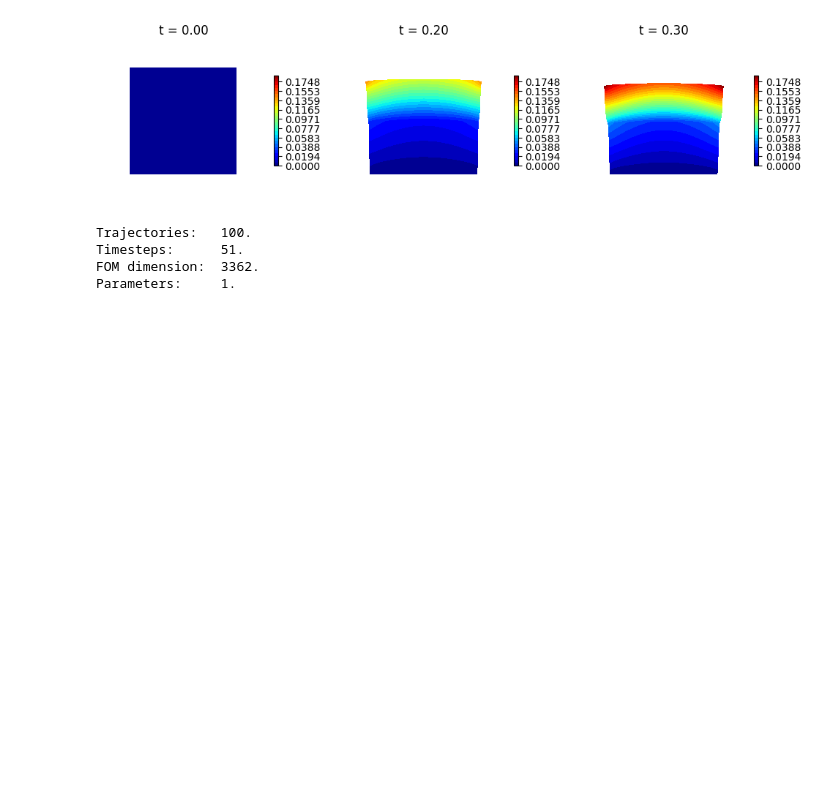
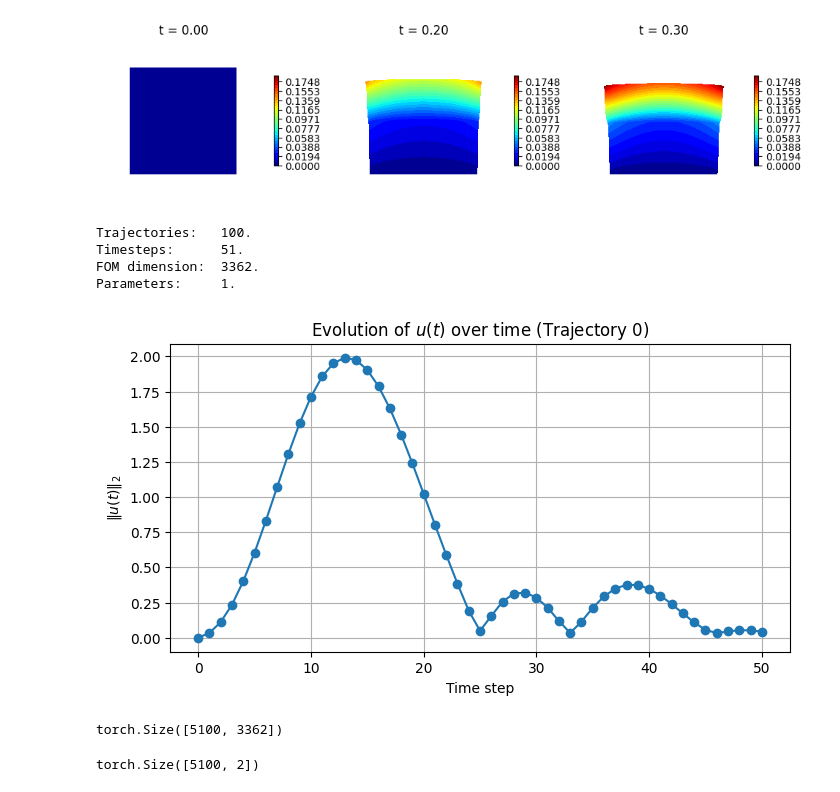
Before and after one commit to Mahshad-RM/MOR, a Jupyter notebook: assignment/exercise_2_stunt_training_facility/Assig.ipynb, the cells around one changed output. Cells and saved outputs as stored; diff of their text form; code cells hidden in the pictures; blank space fills up the shorter version.

```diff
--- a/assignments/exercise_2_linear_elasticity/Assignments_AE_Sindy(Part_2).ipynb
+++ b/assignment/exercise_2_stunt_training_facility/Assig.ipynb
@@ -82,3 +80,24 @@ Trajectories:   100.
 Timesteps:      51.
 FOM dimension:  3362.
 Parameters:     1.
+# %%
+import numpy as np
+import matplotlib.pyplot as plt
+
+# # remove u[0] from u
+# u = u[:,1:]
+u_traj = u[0]  # shape: (51, 3362)
+
+# Compute L2 norm over space at each time step
+u_norms = np.linalg.norm(u_traj, axis=1)  # shape: (51,)
+
+# Plot
+plt.figure(figsize=(8, 4))
+plt.plot(u_norms, marker='o')
+plt.xlabel("Time step")
+plt.ylabel(r"$\|u(t)\|_2$")
+plt.title("Evolution of $u(t)$ over time (Trajectory 0)")
+plt.grid(True)
+plt.show()
+# %% [output]
+[figure, added]
@@ -84,0 +110,10 @@ Parameters:     1.
+# %%
+u = u.reshape(-1, nh)
+u.shape
+# %% [output]
+torch.Size([5100, 3362])
+# %%
+mut = mut.reshape(-1, p+1)
+mut.shape
+# %% [output]
+torch.Size([5100, 2])
```
Also changed, not shown: parts of 41 cells of this notebook, 31 other files.
